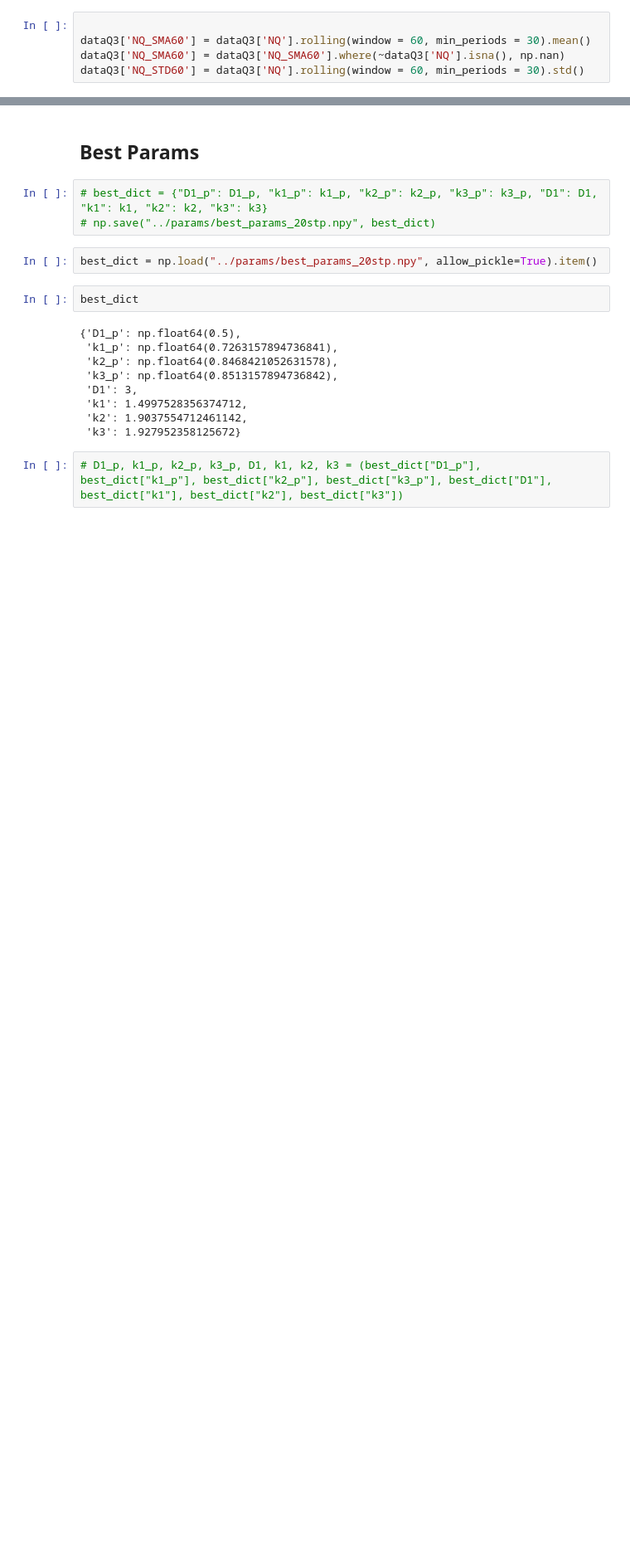
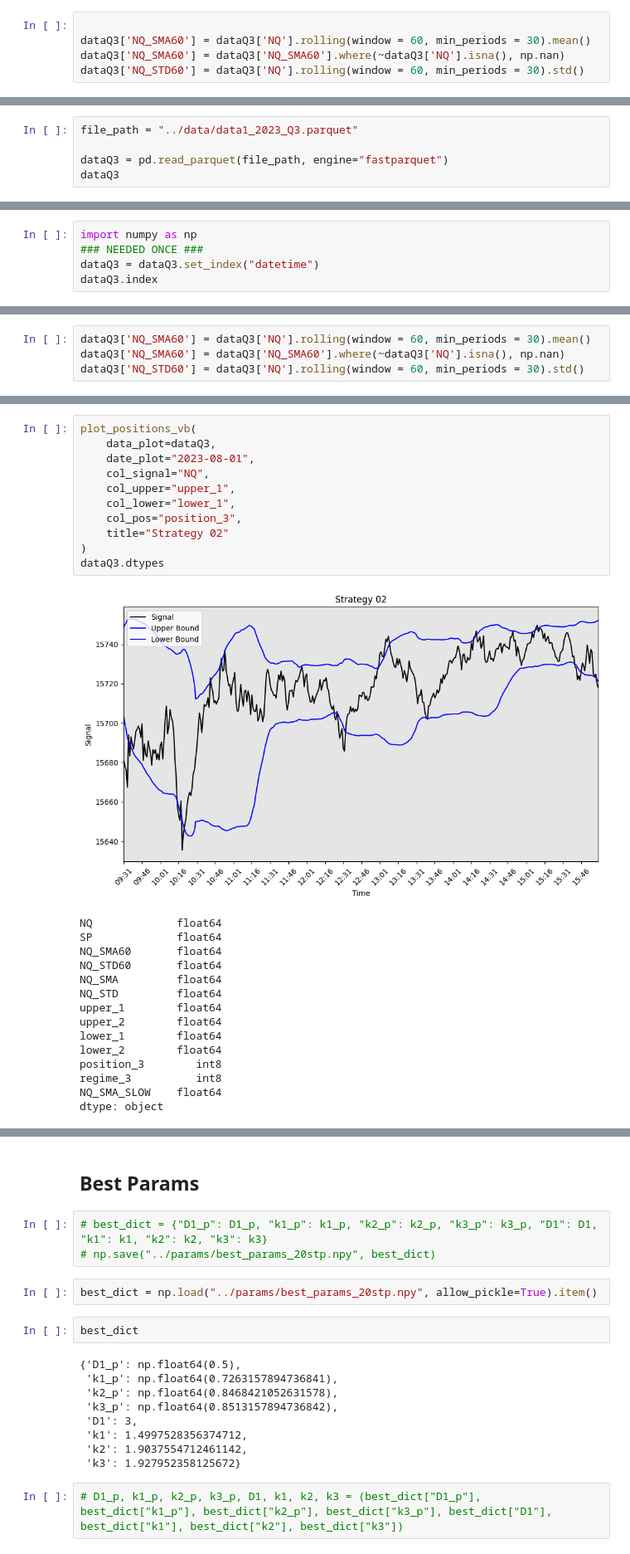
Before and after one commit to wynalazior/HFD-Final-Project, a Jupyter notebook: Testing/Strategy3.ipynb, the cells around one changed output, grey strips where cells are left out. Shown at 83% size. Saved outputs shown, nothing was run; the diff lists cells and outputs as text; blank space fills up the shorter version.

```diff
--- a/Testing/Strategy3.ipynb
+++ b/Testing/Strategy3.ipynb
@@ -494,0 +930,5 @@ D1_p, k1_p, k2_p, k3_p, D1, k1, k2, k3
+# %%
+file_path = "../data/data1_2023_Q3.parquet"
+
+dataQ3 = pd.read_parquet(file_path, engine="fastparquet")
+dataQ3
@@ -494,0 +949,5 @@ D1_p, k1_p, k2_p, k3_p, D1, k1, k2, k3
+# %%
+import numpy as np
+### NEEDED ONCE ###
+dataQ3 = dataQ3.set_index("datetime")
+dataQ3.index
@@ -494,0 +967,4 @@ D1_p, k1_p, k2_p, k3_p, D1, k1, k2, k3
+# %%
+dataQ3['NQ_SMA60'] = dataQ3['NQ'].rolling(window = 60, min_periods = 30).mean()
+dataQ3['NQ_SMA60'] = dataQ3['NQ_SMA60'].where(~dataQ3['NQ'].isna(), np.nan)
+dataQ3['NQ_STD60'] = dataQ3['NQ'].rolling(window = 60, min_periods = 30).std()
@@ -494,0 +1607,27 @@ D1_p, k1_p, k2_p, k3_p, D1, k1, k2, k3
+# %%
+plot_positions_vb(
+    data_plot=dataQ3,
+    date_plot="2023-08-01",
+    col_signal="NQ",
+    col_upper="upper_1",
+    col_lower="lower_1",
+    col_pos="position_3",
+    title="Strategy 02"
+)
+dataQ3.dtypes
+# %% [output]
+[figure, added]
+NQ             float64
+SP             float64
+NQ_SMA60       float64
+NQ_STD60       float64
+NQ_SMA         float64
+NQ_STD         float64
+upper_1        float64
+upper_2        float64
+lower_1        float64
+lower_2        float64
+position_3        int8
+regime_3          int8
+NQ_SMA_SLOW    float64
+dtype: object
```
Also changed, not shown: parts of 50 cells of this notebook, 1 other file.
